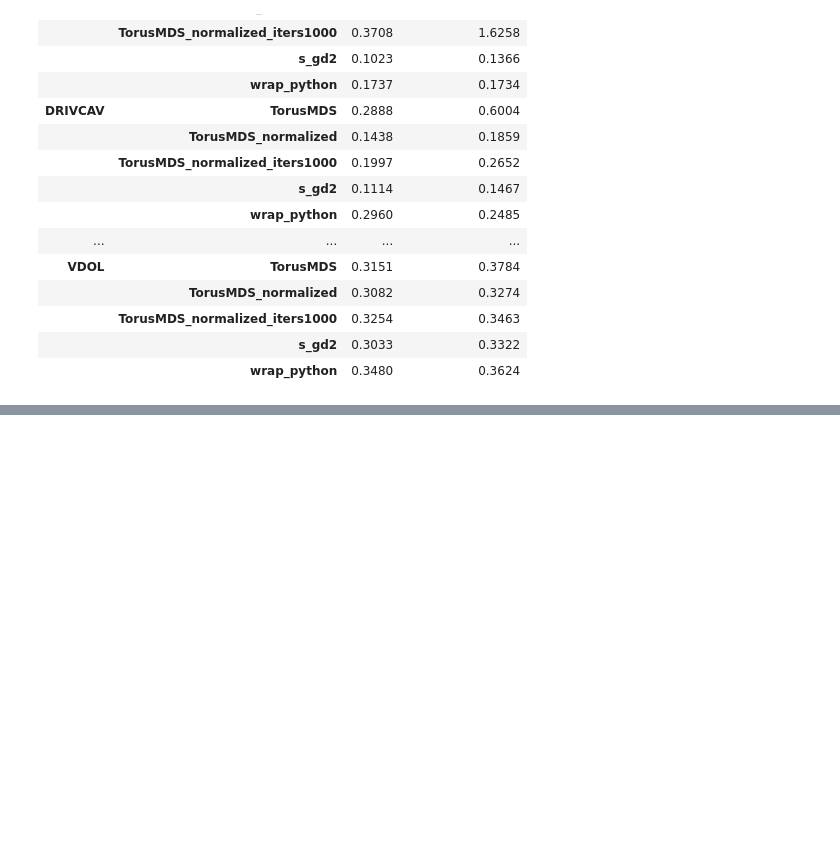
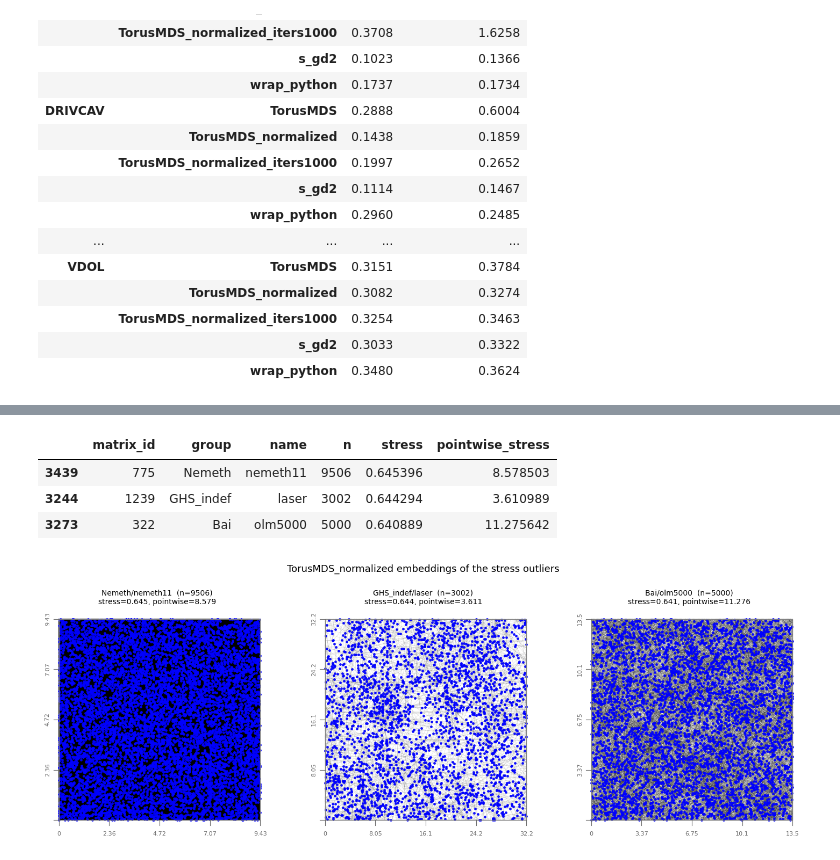
Before and after one commit to JacobLMiller/torus-mds, a Jupyter notebook: verification_experiments/suitesparse_results.ipynb, the cells around one changed output, grey strips where cells are left out. Saved outputs shown, nothing was run; the diff lists cells and outputs as text; code cells hidden in the pictures; blank space fills up the shorter version.

```diff
--- a/verification_experiments/suitesparse_results.ipynb
+++ b/verification_experiments/suitesparse_results.ipynb
@@ -213,0 +221,14 @@ by_group
+# %%
+norm = data['TorusMDS_normalized']
+outliers = (
+    norm.sort_values('stress', ascending=False)
+    .drop_duplicates('group')  # one representative per SuiteSparse group
+    .head(3)
+    [['matrix_id', 'group', 'name', 'n', 'stress', 'pointwise_stress']]
+)
+outliers
+# %% [output]
+|  | matrix_id | group | name | n | stress | pointwise_stress |
+| 3439 | 775 | Nemeth | nemeth11 | 9506 | 0.645396 | 8.578503 |
+| 3244 | 1239 | GHS_indef | laser | 3002 | 0.644294 | 3.610989 |
+| 3273 | 322 | Bai | olm5000 | 5000 | 0.640889 | 11.275642 |
@@ -213,0 +278,20 @@ by_group
+# %%
+
+
+fig, axes = plt.subplots(1, len(outliers), figsize=(5 * len(outliers), 5))
+for ax, (_, row) in zip(axes, outliers.iterrows()):
+    G, D = outlier_graphs[row.matrix_id]
+
+    proj = MDSTorusProjector(projection="wrap")
+    proj.fit_transform(D, max_iters=TORUS_MAX_ITERS, seed=SEED, stress_mode="normalized")
+
+    plot_embedding_with_torus_edges(G=G, torus=proj, ax=ax, s=6, edge_alpha=0.15)
+    ax.set_title(f"{row.group}/{row['name']}  (n={row.n})\n"
+                 f"stress={row.stress:.3f}, pointwise={row.pointwise_stress:.3f}", fontsize=10)
+
+fig.suptitle('TorusMDS_normalized embeddings of the stress outliers', fontsize=13, y=1.04)
+fig.tight_layout()
+plt.savefig('./results/suitesparse_normalized_outliers.png', dpi=150, bbox_inches='tight')
+plt.show()
+# %% [output]
+[figure, added]
```
Also changed, not shown: parts of 3 cells of this notebook, 9 other files.
